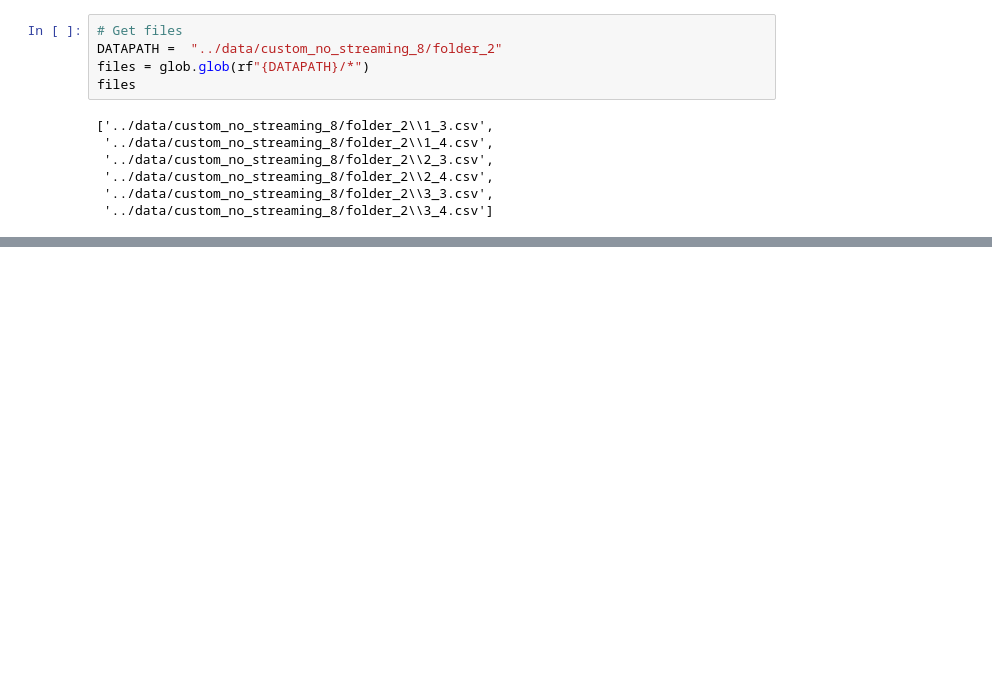
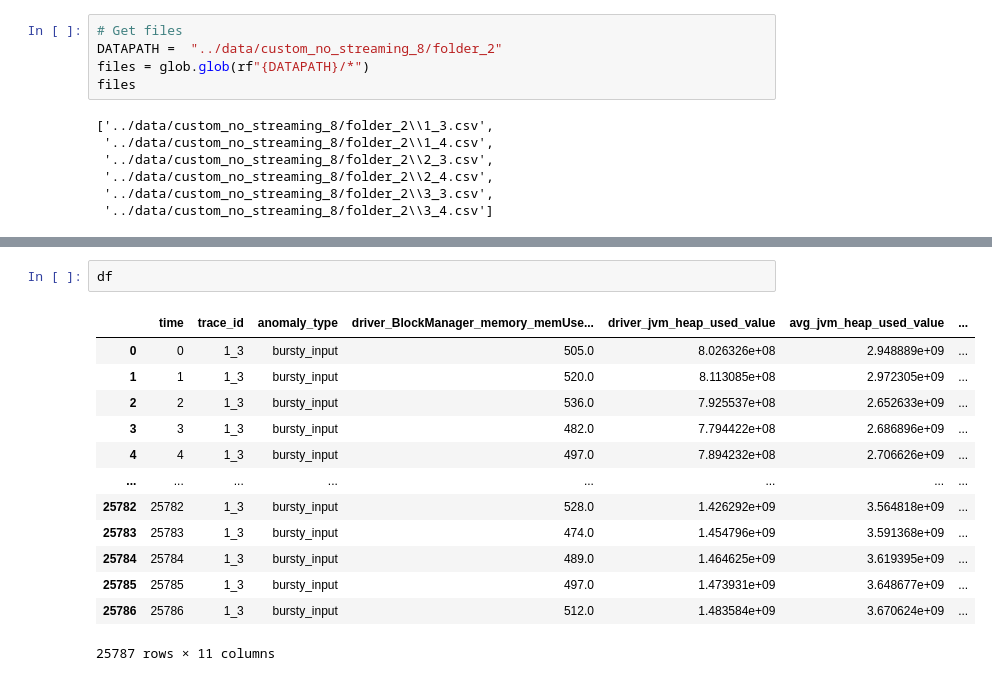
Before and after one commit to Yedson54/project-exstream, a Jupyter notebook: notebooks/extension.ipynb, the cells around one changed output, grey strips where cells are left out. Saved outputs shown, nothing was run; the diff lists cells and outputs as text; blank space fills up the shorter version.

```diff
--- a/notebooks/extension.ipynb
+++ b/notebooks/extension.ipynb
@@ -118,0 +220,16 @@ KeyError: 'label'
+# %%
+df
+# %% [output]
+|  | time | trace_id | anomaly_type | driver_BlockManager_memory_memUse... | driver_jvm_heap_used_value | avg_jvm_heap_used_value | ... |
+| 0 | 0 | 1_3 | bursty_input | 505.0 | 8.026326e+08 | 2.948889e+09 | ... |
+| 1 | 1 | 1_3 | bursty_input | 520.0 | 8.113085e+08 | 2.972305e+09 | ... |
+| 2 | 2 | 1_3 | bursty_input | 536.0 | 7.925537e+08 | 2.652633e+09 | ... |
+| 3 | 3 | 1_3 | bursty_input | 482.0 | 7.794422e+08 | 2.686896e+09 | ... |
+| 4 | 4 | 1_3 | bursty_input | 497.0 | 7.894232e+08 | 2.706626e+09 | ... |
+| ... | ... | ... | ... | ... | ... | ... | ... |
+| 25782 | 25782 | 1_3 | bursty_input | 528.0 | 1.426292e+09 | 3.564818e+09 | ... |
+| 25783 | 25783 | 1_3 | bursty_input | 474.0 | 1.454796e+09 | 3.591368e+09 | ... |
+| 25784 | 25784 | 1_3 | bursty_input | 489.0 | 1.464625e+09 | 3.619395e+09 | ... |
+| 25785 | 25785 | 1_3 | bursty_input | 497.0 | 1.473931e+09 | 3.648677e+09 | ... |
+| 25786 | 25786 | 1_3 | bursty_input | 512.0 | 1.483584e+09 | 3.670624e+09 | ... |
+25787 rows × 11 columns
```
Also changed, not shown: parts of 4 cells of this notebook.
